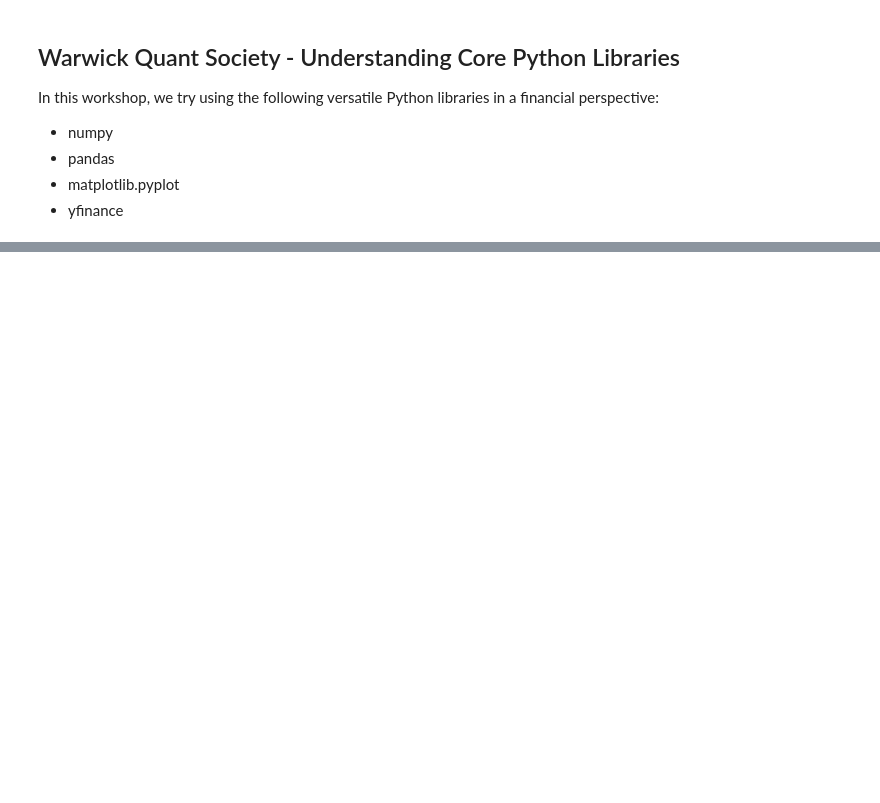
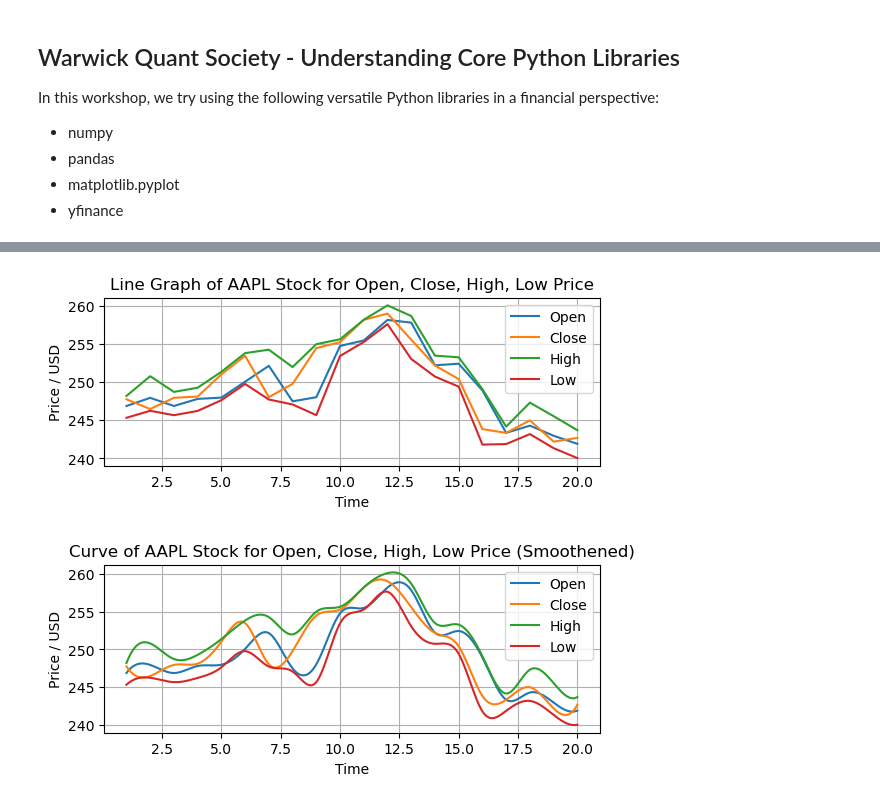
Before and after one commit to anay09/Python_OFD, a Jupyter notebook: wqs_python_libs.ipynb, the cells around one changed output, grey strips where cells are left out. Drawn from its saved outputs; the diff is of its cells as text; code cells hidden in the pictures; blank space fills up the shorter version.

Commit message:
Started and completed a sample workshop/mini project for a WQS event talk on numpy, pandas, explaining how we can integrate financial data into Python using yfinance

```diff
--- a/wqs_python_libs.ipynb
+++ b/wqs_python_libs.ipynb
@@ -36,15 +37,64 @@ actions = ticker.actions
 #print("\nStock Actions:")
 #print(actions)
 # %%
-stocks = ['AAPL']
-
+stock = 'AAPL'
 
 start_date = '2024-12-10'
 end_date = '2025-01-10'
 
+properties = ['Open', 'Close', 'Low', 'High']
+
 stock_data = {}
 
-for stock in stocks:
+for Property in properties:
     ticker = yf.Ticker(stock)
-    stock_data[stock] = yf.history(start = start_date, end = end_date)[Close]
+    stock_data[Property] = ticker.history(start = start_date, end = end_date)[Property]
+
+open_stock = stock_data["Open"]
+close_stock = stock_data["Close"]
+high_stock = stock_data["High"]
+low_stock = stock_data["Low"]
+
+stock_df = pd.DataFrame(stock_data)
+
+print(stock_df)
+
+time = np.linspace(1, open_stock.size, open_stock.size)
+
+#define x as 200 equally spaced values between the min and max of original x
+tnew = np.linspace(time.min(), time.max(), 400)
+
+#define spline
+splo = make_interp_spline(time, open_stock, k=3)
+splc = make_interp_spline(time, close_stock, k=3)
+splh = make_interp_spline(time, high_stock, k=3)
+spll = make_interp_spline(time, low_stock, k=3)
+o_smooth = splo(tnew)
+c_smooth = splc(tnew)
+h_smooth = splh(tnew)
+l_smooth = spll(tnew)
+
+plt.subplot(2, 1, 1)
+plt.plot(time, open_stock, label = "Open")
+plt.plot(time, close_stock, label = "Close")
+plt.plot(time, high_stock, label = "High")
+plt.plot(time, low_stock, label = "Low")
+plt.title("Line Graph of AAPL Stock for Open, Close, High, Low Price for 10 Dec 2024 to 10 Jan 2025")
+plt.xlabel("Time")
+plt.ylabel("Price / USD")
+plt.legend()
+plt.grid()
+plt.show()
+
+plt.subplot(2, 1, 2)
+plt.plot(tnew, o_smooth, label = "Open")
+plt.plot(tnew, c_smooth, label = "Close")
+plt.plot(tnew, h_smooth, label = "High")
+plt.plot(tnew, l_smooth, label = "Low")
+plt.title("Curve of AAPL Stock for Open, Close, High, Low Price (Smoothened) for 10 Dec 2024 to 10 Jan 2025")
+plt.xlabel("Time")
+plt.ylabel("Price / USD")
+plt.legend()
+plt.grid()
+plt.show()
 # %% [output]
@@ -51,0 +118,2 @@ AttributeError: 'list' object has no attribute 'upper'
+[figure, added]
+[figure, added]
```
Also changed, not shown: parts of 3 cells of this notebook.
